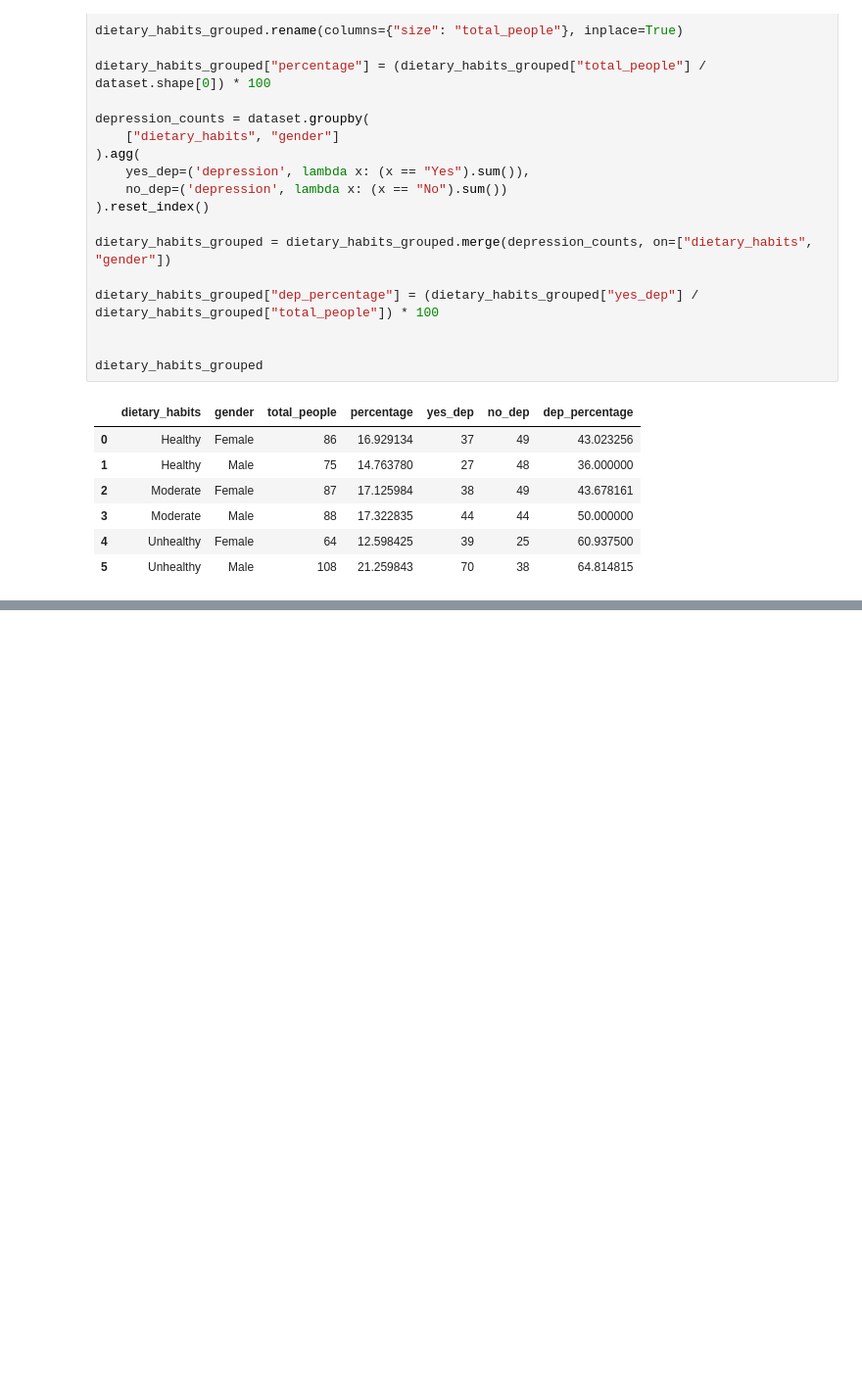
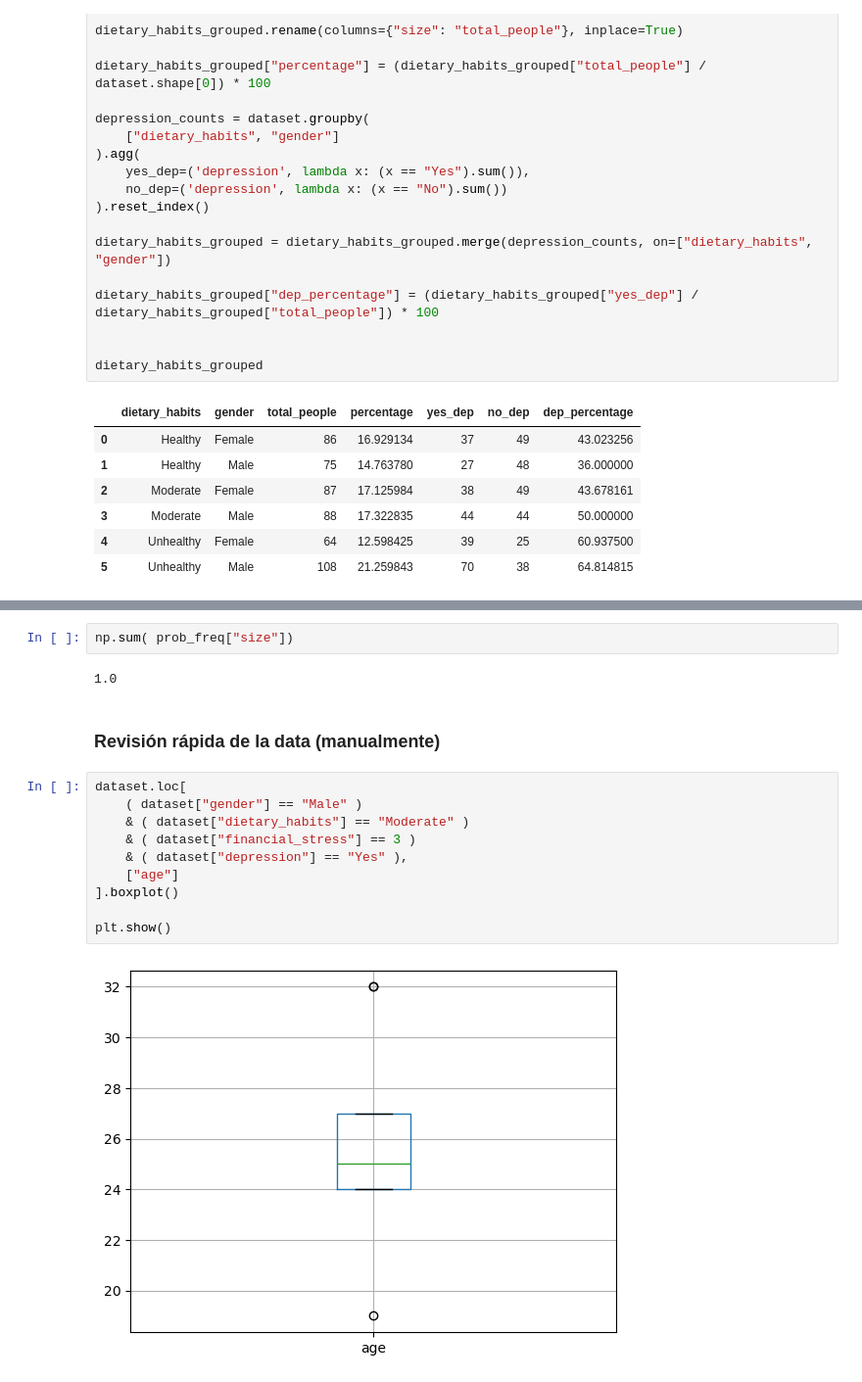
Before and after one commit to GalletaOreo98/Data-Science, a Jupyter notebook: EDA Students Depression/eda_students_depression.ipynb, the cells around one changed output, grey strips where cells are left out. Shown at 98% size. Drawn from its saved outputs; the diff is of its cells as text; blank space fills up the shorter version.

```diff
--- a/EDA Students Depression/eda_students_depression.ipynb
+++ b/EDA Students Depression/eda_students_depression.ipynb
@@ -200,0 +271,18 @@ dietary_habits_grouped
+# %%
+np.sum( prob_freq["size"])
+# %% [output]
+1.0
+# %% [markdown]
+### Revisión rápida de la data (manualmente)
+# %%
+dataset.loc[
+    ( dataset["gender"] == "Male" )
+    & ( dataset["dietary_habits"] == "Moderate" )
+    & ( dataset["financial_stress"] == 3 )
+    & ( dataset["depression"] == "Yes" ),
+    ["age"]
+].boxplot()
+
+plt.show()
+# %% [output]
+[figure, added]
```
Also changed, not shown: parts of 35 cells of this notebook.
